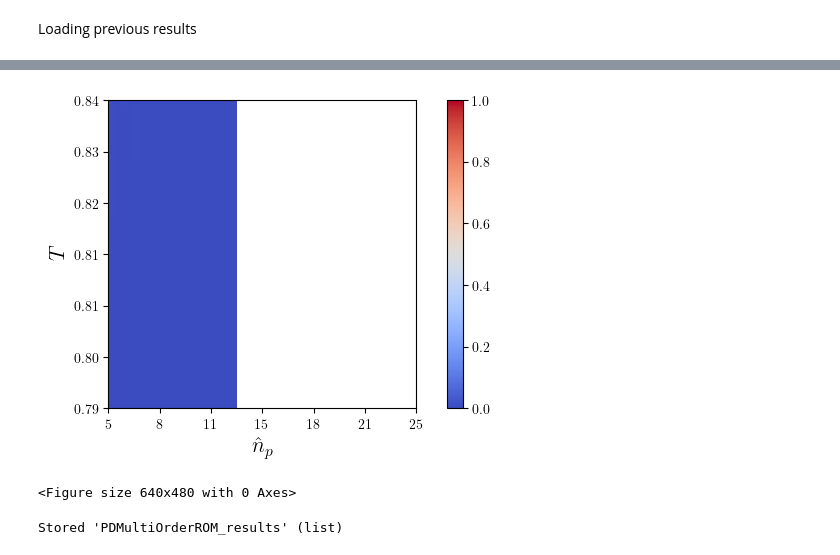
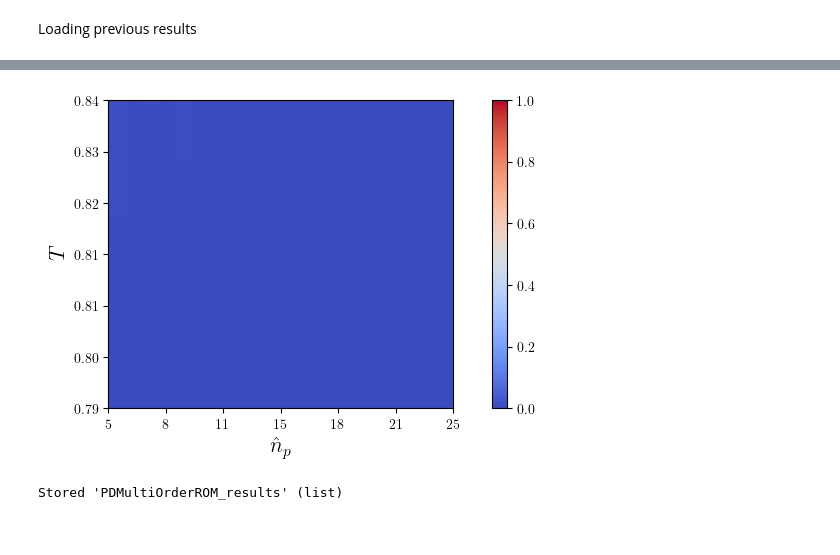
Before and after one commit to mavasbel/model_reduction, a Jupyter notebook: SDAMORMultiOrderPD.ipynb, the cells around one changed output, grey strips where cells are left out. Saved outputs shown, nothing was run; the diff lists cells and outputs as text; code cells hidden in the pictures.

Commit message:
- Figures corrected - Conda environment created

```diff
--- a/SDAMORMultiOrderPD.ipynb
+++ b/SDAMORMultiOrderPD.ipynb
@@ -263,6 +253,6 @@ plt.savefig('reduction_vs_sampling.png', format='png')
 # %%
-imax = max(PDMultiParamsMOR_results, key=lambda x: x[0][0])[0][0] + 1
-jmax = max(PDMultiParamsMOR_results, key=lambda x: x[0][1])[0][1] + 1
+imax = max(PDMultiOrderROM_results, key=lambda x: x[0][0])[0][0] + 1
+jmax = max(PDMultiOrderROM_results, key=lambda x: x[0][1])[0][1] + 1
 
 samp_Y = numpy.empty((imax,jmax))
 samp_Y.fill(numpy.nan)
@@ -292,6 +282,7 @@ for k in range(len(PDMultiOrderROM_results)):
     eps_u_dv = normInfMathcalEcl_MIMO[0,1]
     eps_u_y  = normInfMathcalEcl_MIMO[1,1]
 
+    # The values for which the denominators are negative are not valid, then they are transformed to nan
     den_hat_gamma = (1-kappa_dv*hat_gamma_w_dv)
     den_gamma = (1-kappa_dv*gamma_w_dv)
     if den_hat_gamma<=0 or den_gamma<=0: eps_u_y_cl = numpy.nan
@@ -299,39 +290,37 @@ for k in range(len(PDMultiOrderROM_results)):
             + kappa_dv*gamma_u_dv*eps_w_y/den_gamma \
             + eps_u_y
     # print(eps_u_y_cl, "\t", Kp/Td, "\t", Tsam, "\t", (1-kappa_dv*hat_gamma_w_dv), "\t", (1-kappa_dv*gamma_w_dv))
 
     samp_Y[i,j] = Tsam
     reduction_X[i,j] = reduction_order
     eps_u_y_cl_Z[i,j] = eps_u_y_cl
 
 # plt.subplots(subplot_kw={"projection": "3d"})
 # surf = plt.gca().plot_surface(kp_td_X, samp_Y, eps_u_y_cl_Z, cmap=cm.coolwarm, linewidth=0, antialiased=False, vmin=-0, vmax=0.5)
 # plt.gca().view_init(elev=90, azim=-90)
 # plt.xlabel('$\\frac{K_p}{T_d}$', fontsize=16)
 # plt.ylabel('$T$', fontsize=16)
 # plt.ylabel('$T$', fontsize=16)
 # plt.gca().set_zlim(-0, 0.5)
 # plt.gcf().colorbar(surf, shrink=0.5, aspect=5)
 # plt.show()
 
 # eps_u_y_cl_Z = list(map(list, zip(*eps_u_y_cl_Z[::-1])))[::-1]
 eps_u_y_cl_Z = eps_u_y_cl_Z[::-1,:]
 # eps_u_y_cl_Z = eps_u_y_cl_Z[:,::-1]
-plt.subplots(figsize=(8,4))
-plt.imshow(eps_u_y_cl_Z, cmap=cm.coolwarm, vmin=-0, vmax=1.0, extent=[0, jmax, 0, imax])
+plt.subplots(figsize=(10,4))
+plt.imshow(eps_u_y_cl_Z, cmap=cm.coolwarm, vmin=-0, vmax=1.0, extent=[0, jmax, 0, imax], aspect=3.0/8.0)
 plt.gca().set_xticks(numpy.linspace(0,jmax,7))
 plt.gca().set_xticklabels(["${0:d}$".format(int(tick)) for tick in numpy.linspace(min(reduction_X[0,:]),max(reduction_X[0,:]),7)])
 plt.gca().set_yticks(numpy.linspace(0,imax,7))
 plt.gca().set_yticklabels(["${0:.2f}$".format(tick) for tick in numpy.linspace(min(samp_Y[:,0]),max(samp_Y[:,0]),7)])
 plt.colorbar()
 plt.xlabel('$\\hat{n}_p$', fontsize=16)
 plt.ylabel('$T$', fontsize=16)
+plt.savefig('performance_error_bound.png', format='png')
 plt.show()
-
-plt.savefig('performance_error_bound.png', format='png')
 # %% [output]
-[figure, old version]
+[figure, new version]
-<Figure size 640x480 with 0 Axes>
 # %%
 %store -d PDMultiOrderROM_results
 %store PDMultiOrderROM_results
```
Also changed, not shown: parts of 2 cells of this notebook, 10 other files.
